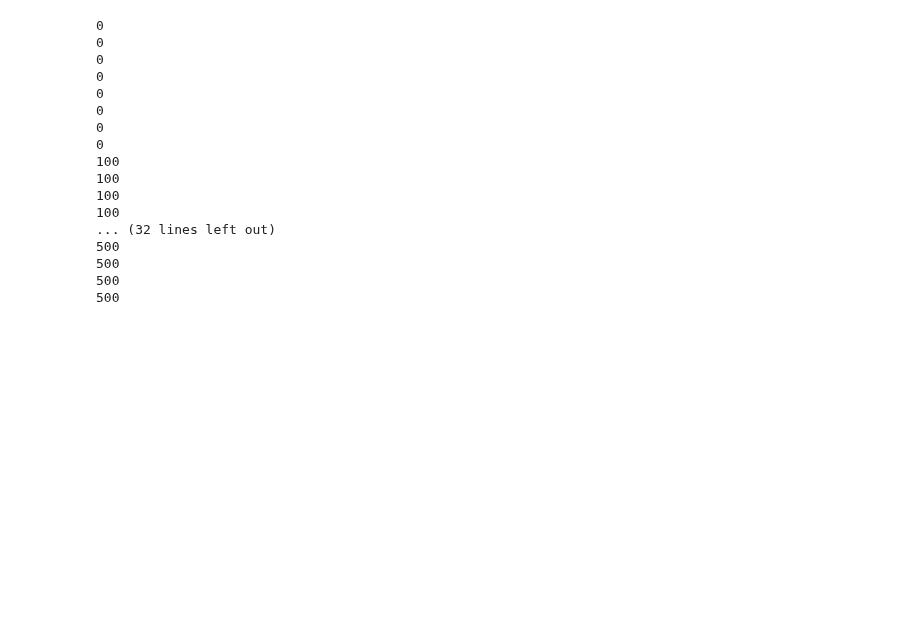
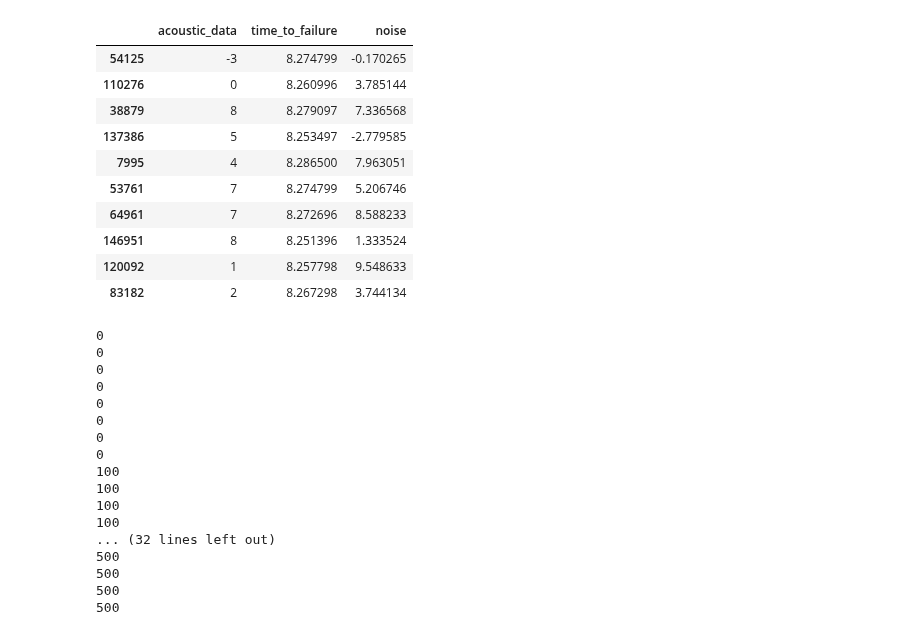
Before and after one commit to stehem/kaggle, a Jupyter notebook: earthquakes/quakes2.ipynb, the cells around one changed output. Drawn from its saved outputs; the diff is of its cells as text; code cells hidden in the pictures; blank space fills up the shorter version.

```diff
--- a/earthquakes/quakes2.ipynb
+++ b/earthquakes/quakes2.ipynb
@@ -38,0 +49,7 @@ df.describe()
+# %%
+mu = df['acoustic_data'].mean()
+sigma = df['acoustic_data'].std()
+
+
+
+df['noise'] = np.random.normal(mu, sigma,df.shape[0])
@@ -39,3 +69,17 @@ df.describe()
+# %%
+df.sample(10)
+# %% [output]
+|  | acoustic_data | time_to_failure | noise |
+| 54125 | -3 | 8.274799 | -0.170265 |
+| 110276 | 0 | 8.260996 | 3.785144 |
+| 38879 | 8 | 8.279097 | 7.336568 |
+| 137386 | 5 | 8.253497 | -2.779585 |
+| 7995 | 4 | 8.286500 | 7.963051 |
+| 53761 | 7 | 8.274799 | 5.206746 |
+| 64961 | 7 | 8.272696 | 8.588233 |
+| 146951 | 8 | 8.251396 | 1.333524 |
+| 120092 | 1 | 8.257798 | 9.548633 |
+| 83182 | 2 | 8.267298 | 3.744134 |
 # %%
 path1 = 'train/%s' % (np.random.choice(splits))
 #
```
Also changed, not shown: parts of 9 cells of this notebook, 3 other files.
